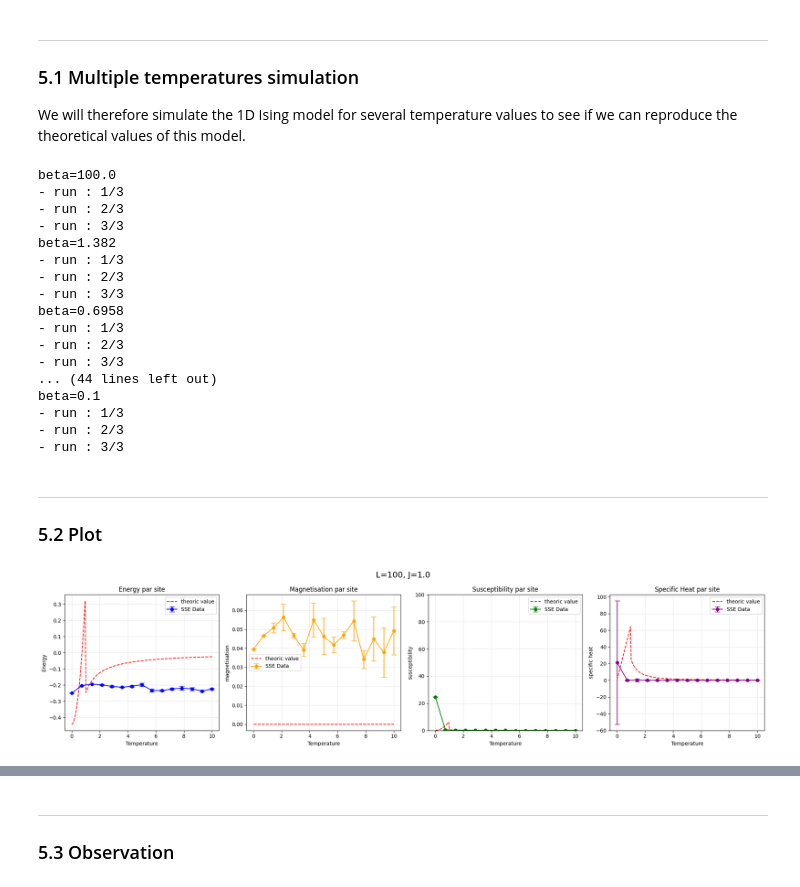
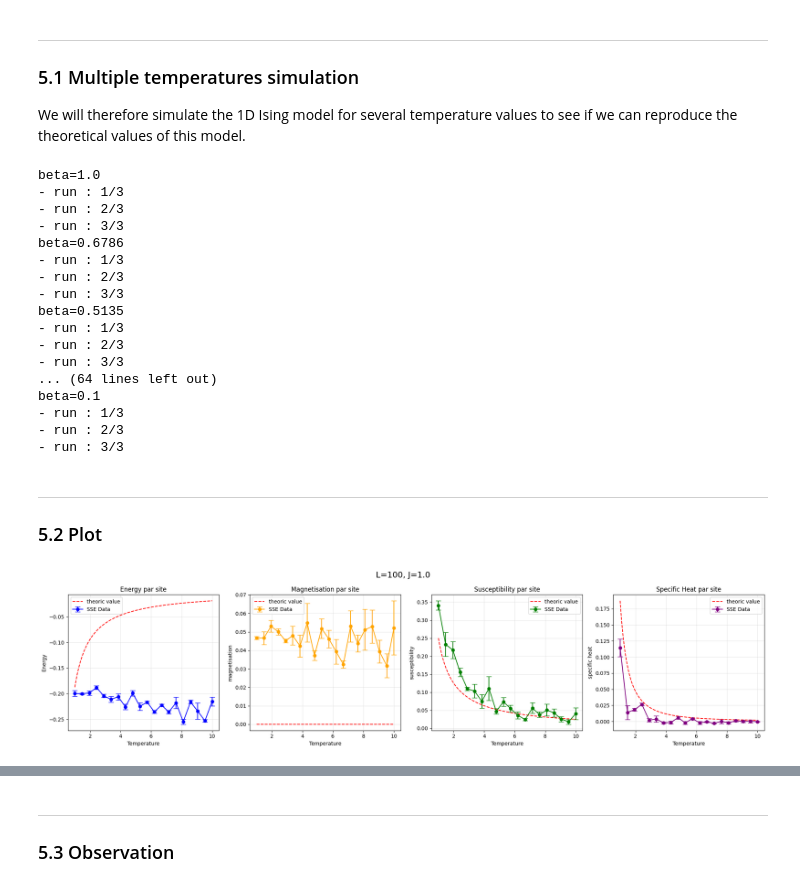
Before and after one commit to TheoHUETQC/monte-carlo, a Jupyter notebook: stochastic_series_expansion_qmc.ipynb, the cells around one changed output, grey strips where cells are left out. Drawn from its saved outputs; the diff is of its cells as text; code cells hidden in the pictures.

Commit message:
feat : n plot

```diff
--- a/stochastic_series_expansion_qmc.ipynb
+++ b/stochastic_series_expansion_qmc.ipynb
@@ -495,8 +529,7 @@ def compute_E_theoric_ferro(T:np.ndarray) -> np.ndarray: #2.269
 
   E_theoric_high_T = - 1/(4*T)
 
-  T_int = 1
-  return np.where(T < T_int, E_theoric_low_T, E_theoric_high_T)
+  return np.where(T < T_intermediate, E_theoric_low_T, E_theoric_high_T)
 
 def compute_m_theoric_ferro(T:np.ndarray) -> np.ndarray:
   return np.ones(len(T))
@@ -506,17 +539,15 @@ def compute_susceptibility_theoric_ferro(T:np.ndarray) -> np.ndarray:
 
   susceptibility_theoric_high_T = 1/(4*T)
 
-  T_int = 1
-  return np.where(T < T_int, susceptibility_theoric_low_T, susceptibility_theoric_high_T)
+  return np.where(T < T_intermediate, susceptibility_theoric_low_T, susceptibility_theoric_high_T)
 
 def compute_specific_heat_theoric_ferro(T:np.ndarray) -> np.ndarray:
   c = 0.439
-  specific_heat_theoric_low_T = L * c * np.sqrt(T)
+  specific_heat_theoric_low_T = c * np.sqrt(T)
 
-  specific_heat_theoric_high_T = L/(4*(T**2))
+  specific_heat_theoric_high_T = 1/(4*(T**2))
 
-  T_int = 1
-  return np.where(T < T_int, specific_heat_theoric_low_T, specific_heat_theoric_high_T)
+  return np.where(T < T_intermediate, specific_heat_theoric_low_T, specific_heat_theoric_high_T)
 # %% [markdown]
 ---
 
@@ -536,7 +567,7 @@ def simulation(N_sweeps:int) :
         links = compute_link_list(op_string, M)
         loop_update(spins, op_string, links, M)
 
-        if n > 0.8 * M:
+        if n > 0.9 * M: # update M because we need M > n
             new_M = int(1.5 * M)
 
             new_op_string = -np.ones(new_M, dtype=int)
@@ -556,16 +587,17 @@ Since our simulations are random, we need to calculate averages across multiple
 We will also be able to calculate the error bars.
 # %%
 def simulation_n_runs(n_runs:int, Nt:int) :
-    e_list, m_list, susceptibility_list, specific_heat_list = [], [], [], []
+    e_list, m_list, susceptibility_list, specific_heat_list, n_list = [], [], [], [], []
     for run in range(n_runs) :
         print(f"- run : {run+1}/{n_runs}")
-        n_list, M_temp = simulation(Nt)
+        n_temp, M_temp = simulation(Nt)
 
-        e_list.append(compute_energy(n_list))
+        e_list.append(compute_energy(n_temp))
         m_list.append(np.mean(np.abs(M_temp))) # abs(M) parce que invariance Z2
         susceptibility_list.append(compute_susceptibility(M_temp))
-        specific_heat_list.append(compute_specific_heat(n_list))
-    return e_list, m_list, susceptibility_list, specific_heat_list
+        specific_heat_list.append(compute_specific_heat(n_temp))
+        n_list.append(n_temp)
+    return e_list, m_list, susceptibility_list, specific_heat_list, n_list
 # %% [markdown]
 ---
 
@@ -576,41 +608,43 @@ We will therefore simulate the 1D Ising model for several temperature values to
 Nt = 1000
 n_runs = 3
 
-Ti = 0.01
+Ti = 1
 Tf = 10
 
-temp_list = np.linspace(Ti, Tf, 15)
+temp_list = np.linspace(Ti, Tf, 20)
 beta_list = (1/temp_list).round(4) #kb=1
 
-e_list, m_list, susceptibility_list, specific_heat_list = [], [], [], []
-e_error, m_error, s_error, c_error = [], [], [], []
+e_list, m_list, susceptibility_list, specific_heat_list, n_list = [], [], [], [], []
+e_error, m_error, s_error, c_error, n_error = [], [], [], [], []
 for beta in beta_list :
     print(f"beta={beta}")
-    e_temp, m_temp, susceptibility_temp, specific_heat_temp = simulation_n_runs(n_runs, Nt)
+    e_temp, m_temp, susceptibility_temp, specific_heat_temp, n_temp = simulation_n_runs(n_runs, Nt)
 
     e_list.append(np.mean(e_temp))
     m_list.append(np.mean(m_temp))
     susceptibility_list.append(np.mean(susceptibility_temp))
     specific_heat_list.append(np.mean(specific_heat_temp))
+    n_list.append(np.mean(n_temp))
 
     e_error.append(error(e_temp, n_runs))
     m_error.append(error(m_temp, n_runs))
     s_error.append(error(susceptibility_temp, n_runs))
     c_error.append(error(specific_heat_temp, n_runs))
+    n_error.append(error(n_temp, n_runs))
 # %% [output]
-beta=100.0
+beta=1.0
 - run : 1/3
 - run : 2/3
 - run : 3/3
-beta=1.382
+beta=0.6786
 - run : 1/3
 - run : 2/3
 - run : 3/3
-beta=0.6958
+beta=0.5135
 - run : 1/3
 - run : 2/3
 - run : 3/3
-... (44 lines left out)
+... (64 lines left out)
 beta=0.1
 - run : 1/3
 - run : 2/3
@@ -641,35 +675,38 @@ ax1.set_title(f"Energy par site")
 ax1.set_xlabel("Temperature")
 ax1.set_ylabel("Energy")
 ax1.legend()
+#ax1.set_ylim(-5,0)
 ax1.grid(True, alpha=0.3)
 
 ax2.errorbar(temp_list, m_list, yerr=m_error, fmt='o-', color='orange', capsize=5, label='SSE Data')
 ax2.plot(temp_list_theoric, m_theoric, linestyle='--', color='red', label='theoric value')
 ax2.set_title(f"Magnetisation par site")
 ax2.set_xlabel("Temperature")
 ax2.set_ylabel("magnetisation")
 ax2.legend()
+#ax2.set_ylim(0,1.1)
 ax2.grid(True, alpha=0.3)
 
 ax3.errorbar(temp_list, susceptibility_list, yerr=s_error, fmt='o-', color='green', capsize=5, label='SSE Data')
 ax3.plot(temp_list_theoric, susceptibility_theoric, linestyle='--', color='red', label='theoric value')
 ax3.set_title(f"Susceptibility par site")
 ax3.set_xlabel("Temperature")
 ax3.set_ylabel("susceptibility")
 ax3.legend()
-ax3.set_ylim(0,100)
+#ax3.set_ylim(0,5)
 ax3.grid(True, alpha=0.3)
 
 ax4.errorbar(temp_list, specific_heat_list, yerr=c_error, fmt='o-', color='purple', capsize=5, label='SSE Data')
 ax4.plot(temp_list_theoric, specific_heat_theoric, linestyle='--', color='red', label='theoric value')
 ax4.set_title(f"Specific Heat par site")
 ax4.set_xlabel("Temperature")
 ax4.set_ylabel("specific heat")
 ax4.legend()
+#ax4.set_ylim(0,45)
 ax4.grid(True, alpha=0.3)
 
 fig.suptitle(f"L={L}, J={J}", fontsize=16)
 plt.tight_layout()
 plt.show()
 # %% [output]
-[figure, old version]
+[figure, new version]
```
Also changed, not shown: parts of 7 cells of this notebook.
